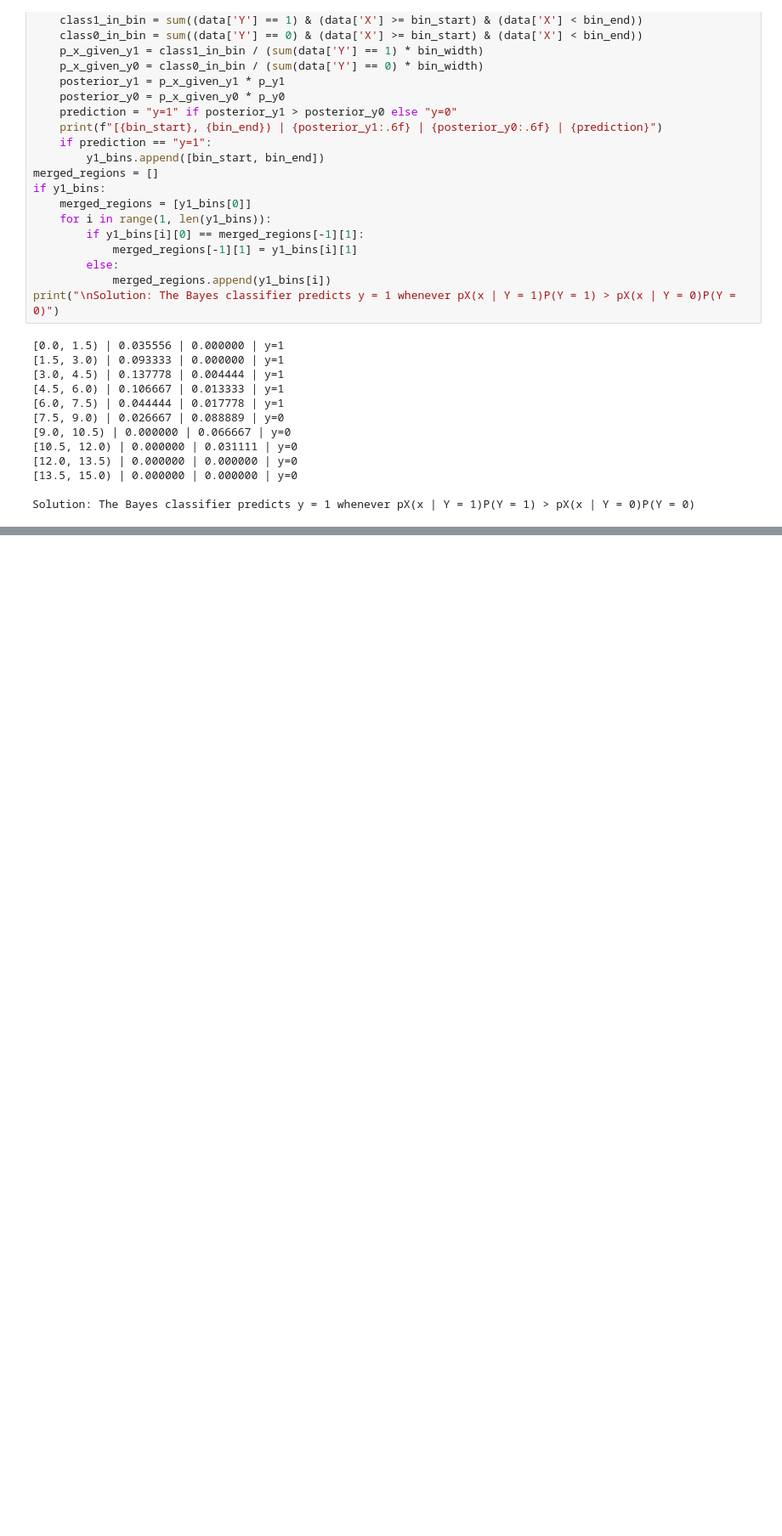
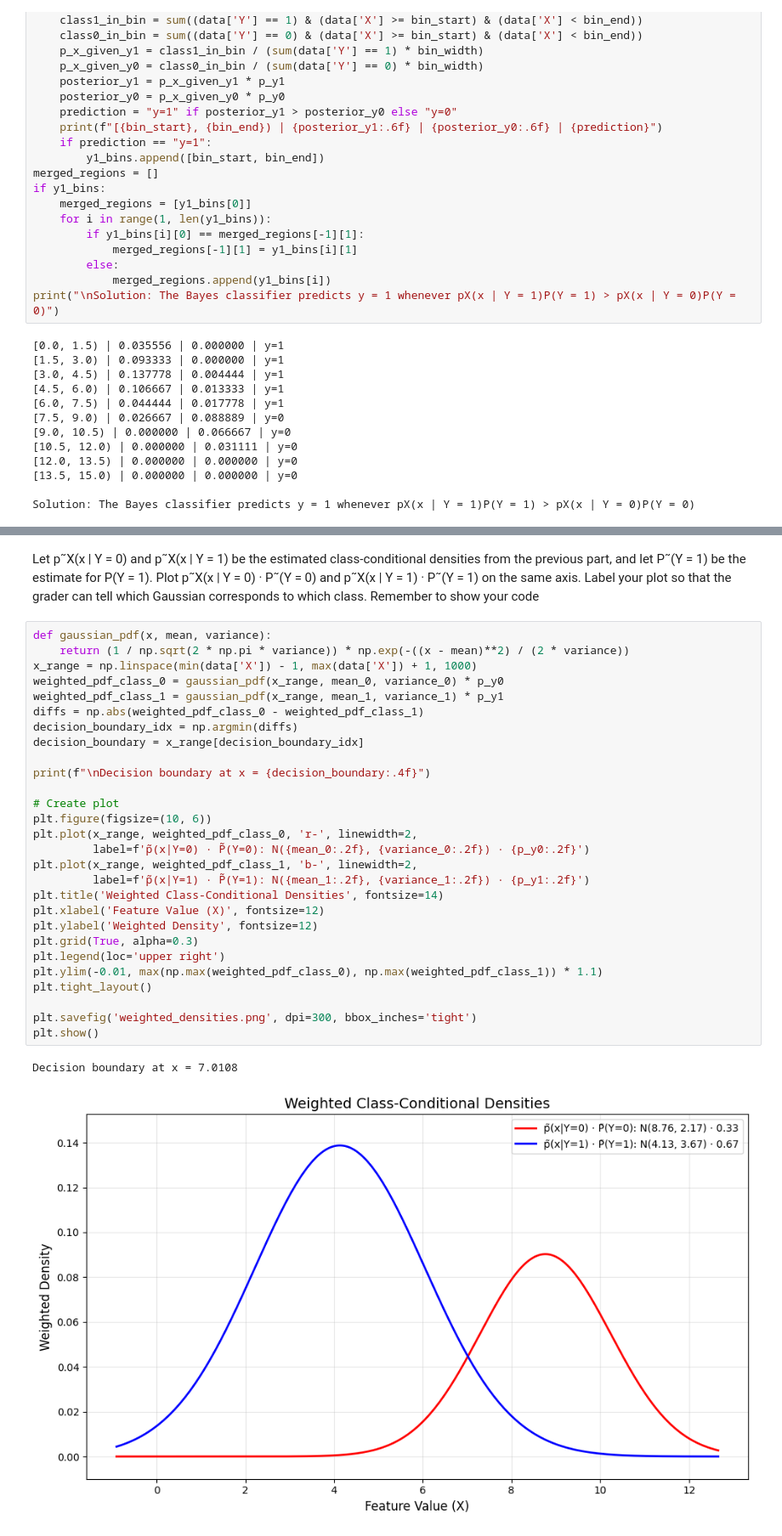
Before and after one commit to jaw039/DSC140A_UCSD, a Jupyter notebook: hw7.ipynb, the cells around one changed output, grey strips where cells are left out. Shown at 85% size. Drawn from its saved outputs; the diff is of its cells as text; blank space fills up the shorter version.

```diff
--- a/hw7.ipynb
+++ b/hw7.ipynb
@@ -127,0 +173,36 @@ Solution: The Bayes classifier predicts y = 1 whenever pX(x | Y = 1)P(Y = 1) > p
+# %% [markdown]
+Let p˜X(x | Y = 0) and p˜X(x | Y = 1) be the estimated class-conditional densities from the previous
+part, and let P˜(Y = 1) be the estimate for P(Y = 1).
+Plot p˜X(x | Y = 0) · P˜(Y = 0) and p˜X(x | Y = 1) · P˜(Y = 1) on the same axis. Label your plot so that
+the grader can tell which Gaussian corresponds to which class. Remember to show your code
+# %%
+def gaussian_pdf(x, mean, variance):
+    return (1 / np.sqrt(2 * np.pi * variance)) * np.exp(-((x - mean)**2) / (2 * variance))
+x_range = np.linspace(min(data['X']) - 1, max(data['X']) + 1, 1000)
+weighted_pdf_class_0 = gaussian_pdf(x_range, mean_0, variance_0) * p_y0
+weighted_pdf_class_1 = gaussian_pdf(x_range, mean_1, variance_1) * p_y1
+diffs = np.abs(weighted_pdf_class_0 - weighted_pdf_class_1)
+decision_boundary_idx = np.argmin(diffs)
+decision_boundary = x_range[decision_boundary_idx]
+
+print(f"\nDecision boundary at x = {decision_boundary:.4f}")
+
+# Create plot
+plt.figure(figsize=(10, 6))
+plt.plot(x_range, weighted_pdf_class_0, 'r-', linewidth=2,
+         label=f'p̃(x|Y=0) · P̃(Y=0): N({mean_0:.2f}, {variance_0:.2f}) · {p_y0:.2f}')
+plt.plot(x_range, weighted_pdf_class_1, 'b-', linewidth=2,
+         label=f'p̃(x|Y=1) · P̃(Y=1): N({mean_1:.2f}, {variance_1:.2f}) · {p_y1:.2f}')
+plt.title('Weighted Class-Conditional Densities', fontsize=14)
+plt.xlabel('Feature Value (X)', fontsize=12)
+plt.ylabel('Weighted Density', fontsize=12)
+plt.grid(True, alpha=0.3)
+plt.legend(loc='upper right')
+plt.ylim(-0.01, max(np.max(weighted_pdf_class_0), np.max(weighted_pdf_class_1)) * 1.1)
+plt.tight_layout()
+
+plt.savefig('weighted_densities.png', dpi=300, bbox_inches='tight')
+plt.show()
+# %% [output]
+Decision boundary at x = 7.0108
+[figure, added]
```
Also changed, not shown: parts of 6 cells of this notebook, 1 other file.
